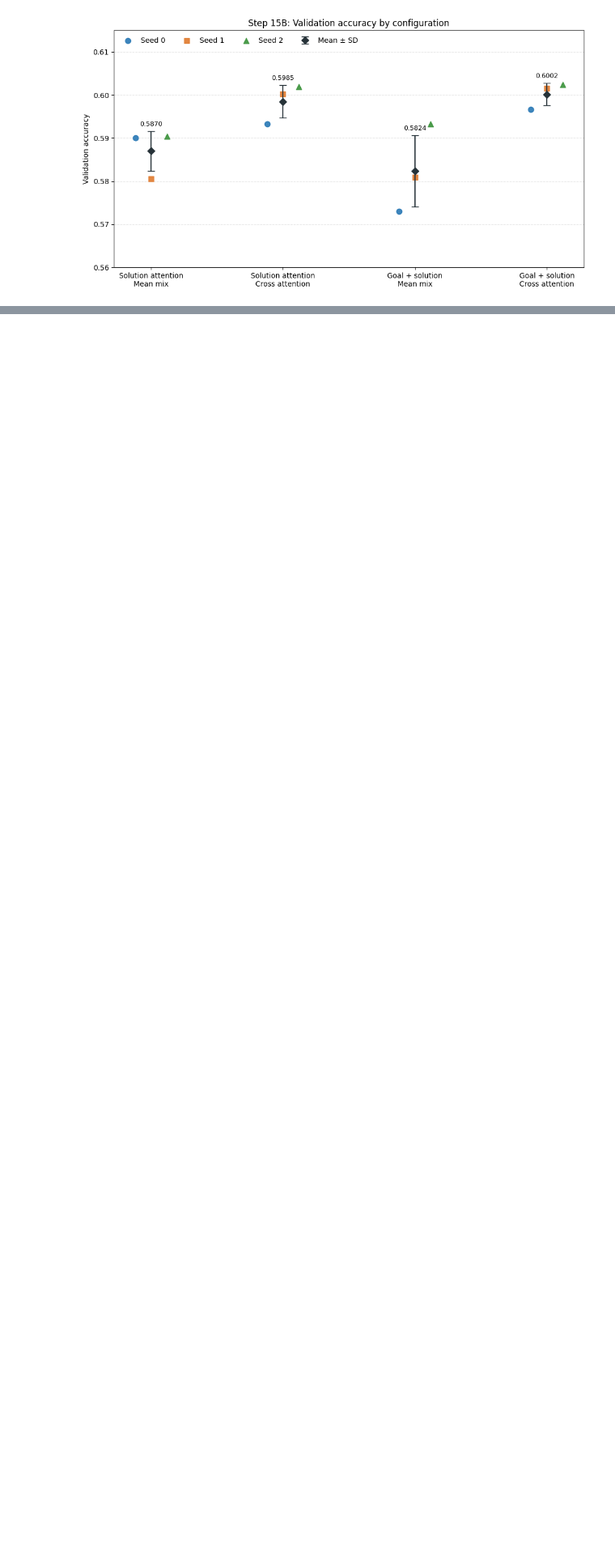
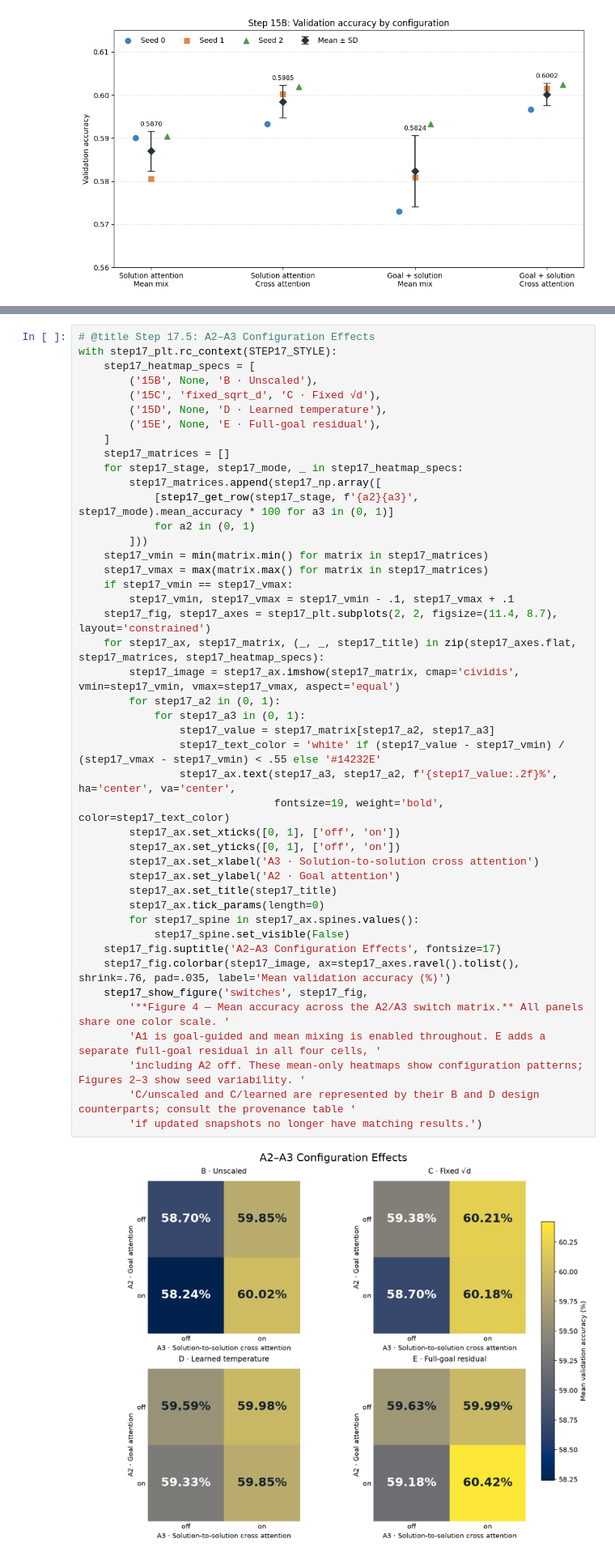
Before and after one commit to quiteqiang/NLP-group, a Jupyter notebook: main_model_01_test_step_15_02.ipynb, the cells around one changed output, grey strips where cells are left out. Shown at 81% size. Drawn from its saved outputs; the diff is of its cells as text; blank space fills up the shorter version.

```diff
--- a/main_model_01_test_step_15_02.ipynb
+++ b/main_model_01_test_step_15_02.ipynb
@@ -5402,0 +5957,46 @@ plt.show()
+# %%
+# @title Step 17.5: A2–A3 Configuration Effects
+with step17_plt.rc_context(STEP17_STYLE):
+    step17_heatmap_specs = [
+        ('15B', None, 'B · Unscaled'),
+        ('15C', 'fixed_sqrt_d', 'C · Fixed √d'),
+        ('15D', None, 'D · Learned temperature'),
+        ('15E', None, 'E · Full-goal residual'),
+    ]
+    step17_matrices = []
+    for step17_stage, step17_mode, _ in step17_heatmap_specs:
+        step17_matrices.append(step17_np.array([
+            [step17_get_row(step17_stage, f'{a2}{a3}', step17_mode).mean_accuracy * 100 for a3 in (0, 1)]
+            for a2 in (0, 1)
+        ]))
+    step17_vmin = min(matrix.min() for matrix in step17_matrices)
+    step17_vmax = max(matrix.max() for matrix in step17_matrices)
+    if step17_vmin == step17_vmax:
+        step17_vmin, step17_vmax = step17_vmin - .1, step17_vmax + .1
+    step17_fig, step17_axes = step17_plt.subplots(2, 2, figsize=(11.4, 8.7), layout='constrained')
+    for step17_ax, step17_matrix, (_, _, step17_title) in zip(step17_axes.flat, step17_matrices, step17_heatmap_specs):
+        step17_image = step17_ax.imshow(step17_matrix, cmap='cividis', vmin=step17_vmin, vmax=step17_vmax, aspect='equal')
+        for step17_a2 in (0, 1):
+            for step17_a3 in (0, 1):
+                step17_value = step17_matrix[step17_a2, step17_a3]
+                step17_text_color = 'white' if (step17_value - step17_vmin) / (step17_vmax - step17_vmin) < .55 else '#14232E'
+                step17_ax.text(step17_a3, step17_a2, f'{step17_value:.2f}%', ha='center', va='center',
+                               fontsize=19, weight='bold', color=step17_text_color)
+        step17_ax.set_xticks([0, 1], ['off', 'on'])
+        step17_ax.set_yticks([0, 1], ['off', 'on'])
+        step17_ax.set_xlabel('A3 · Solution-to-solution cross attention')
+        step17_ax.set_ylabel('A2 · Goal attention')
+        step17_ax.set_title(step17_title)
+        step17_ax.tick_params(length=0)
+        for step17_spine in step17_ax.spines.values():
+            step17_spine.set_visible(False)
+    step17_fig.suptitle('A2–A3 Configuration Effects', fontsize=17)
+    step17_fig.colorbar(step17_image, ax=step17_axes.ravel().tolist(), shrink=.76, pad=.035, label='Mean validation accuracy (%)')
+    step17_show_figure('switches', step17_fig,
+        '**Figure 4 — Mean accuracy across the A2/A3 switch matrix.** All panels share one color scale. '
+        'A1 is goal-guided and mean mixing is enabled throughout. E adds a separate full-goal residual in all four cells, '
+        'including A2 off. These mean-only heatmaps show configuration patterns; Figures 2–3 show seed variability. '
+        'C/unscaled and C/learned are represented by their B and D design counterparts; consult the provenance table '
+        'if updated snapshots no longer have matching results.')
+# %% [output]
+[figure, added]
```
Also changed, not shown: parts of 10 cells of this notebook.
